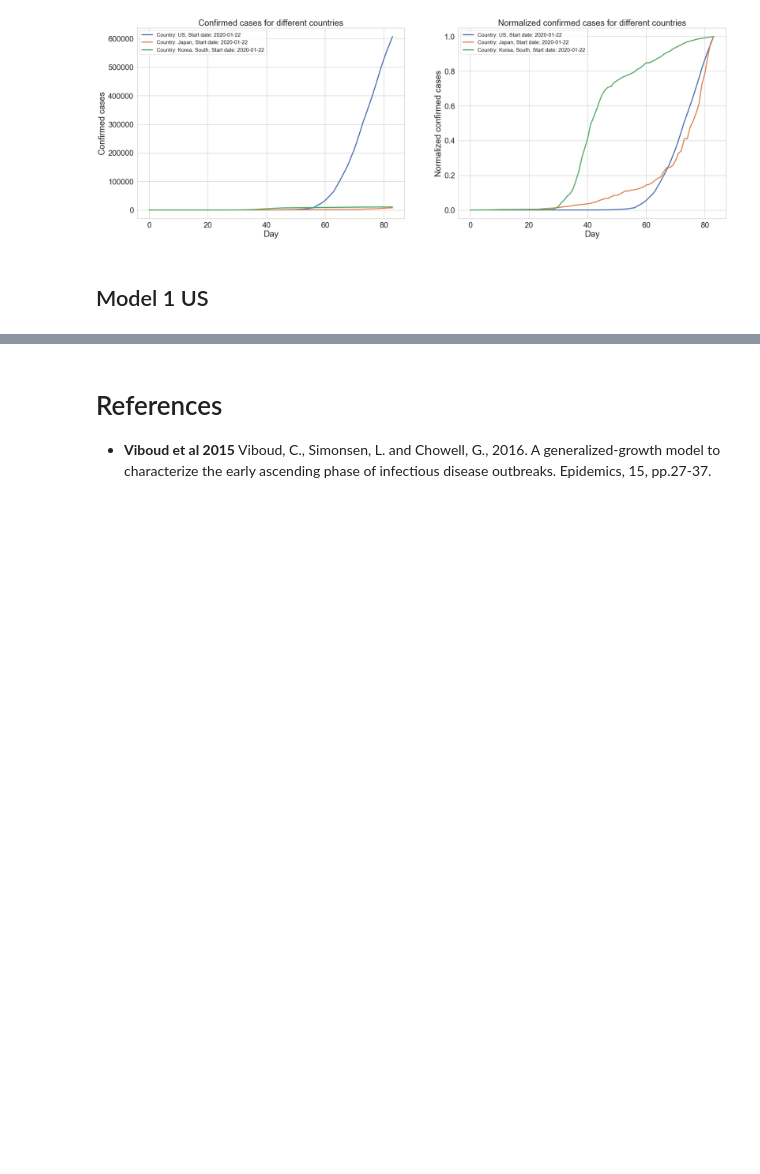
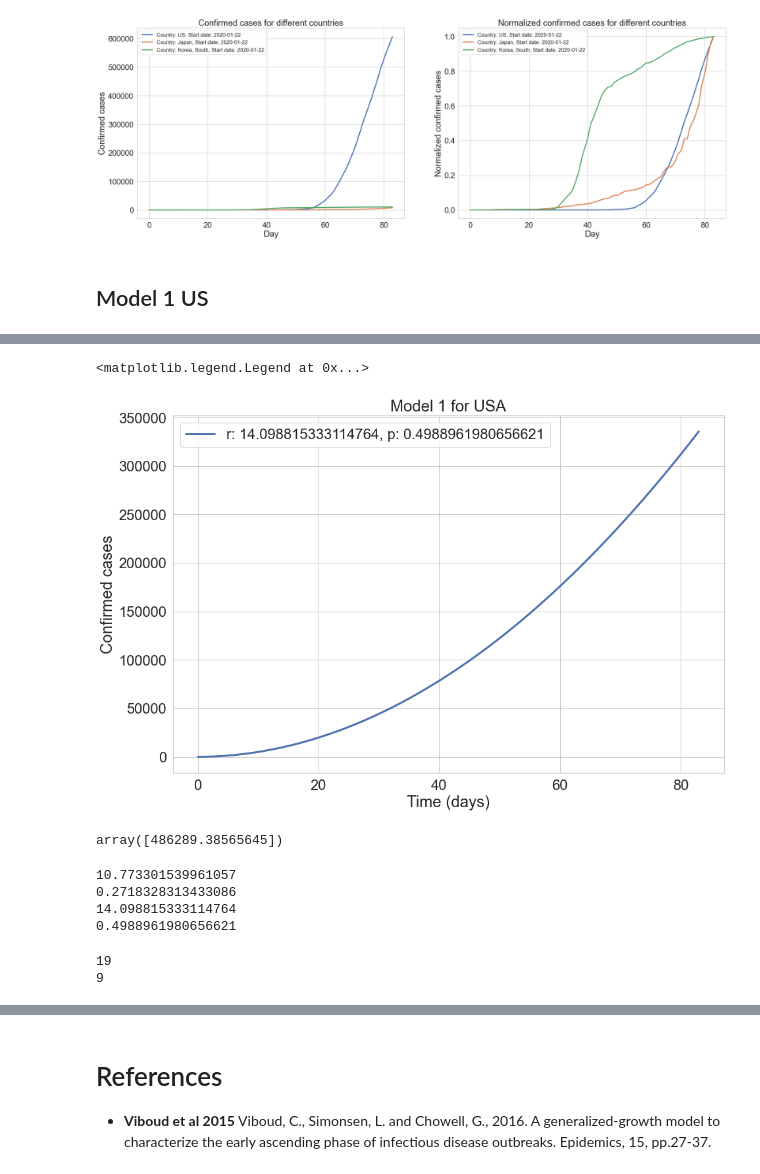
Before and after one commit to akhilpotla/StudyCovid19, a Jupyter notebook: process/bayesian/Assignment on Bayesian Inversion.ipynb, the cells around one changed output, grey strips where cells are left out. Cells and saved outputs as stored; diff of their text form; code cells hidden in the pictures; blank space fills up the shorter version.

```diff
--- a/process/bayesian/Assignment on Bayesian Inversion.ipynb
+++ b/process/bayesian/Assignment on Bayesian Inversion.ipynb
@@ -152,0 +160,19 @@ P average:  0.5072531642713195
+# %%
+t = [float(i) for i in range(84)]
+T = 100.
+C_0 = 1.
+# %%
+C = model1([r_average, p_average], t, [C_0, T])
+fig = plt.figure(figsize=(15., 10.))
+plt.plot(t, C, label='r: {}, p: {}'.format(r_average, p_average))
+plt.title('Model 1 for USA')
+plt.xlabel('Time (days)')
+plt.ylabel('Confirmed cases')
+plt.legend()
+# %% [output]
+<matplotlib.legend.Legend at 0x...>
+[figure, added]
+# %%
+model1([r_average, p_average], [T], [C_0])
+# %% [output]
+array([486289.38565645])
@@ -152,0 +181,20 @@ P average:  0.5072531642713195
+# %%
+transition_model1 = lambda theta: [np.random.normal(theta[1], r_std), np.random.normal(theta[1], p_std)]
+print(r_std)
+print(p_std)
+print(r_average)
+print(p_average)
+# %% [output]
+10.773301539961057
+0.2718328313433086
+14.098815333114764
+0.4988961980656621
+# %%
+val_accepted, val_rejected = metropolis_hastings(log_lik, prior, transition_model1, [r_average, p_average], 50000, validation_cases, acceptance)
+print(len(val_accepted))
+after_burn_in = int(len(val_accepted) * 0.5)
+val_accepted = val_accepted.T
+print(after_burn_in)
+# %% [output]
+19
+9
```
Also changed, not shown: parts of 9 cells of this notebook.
